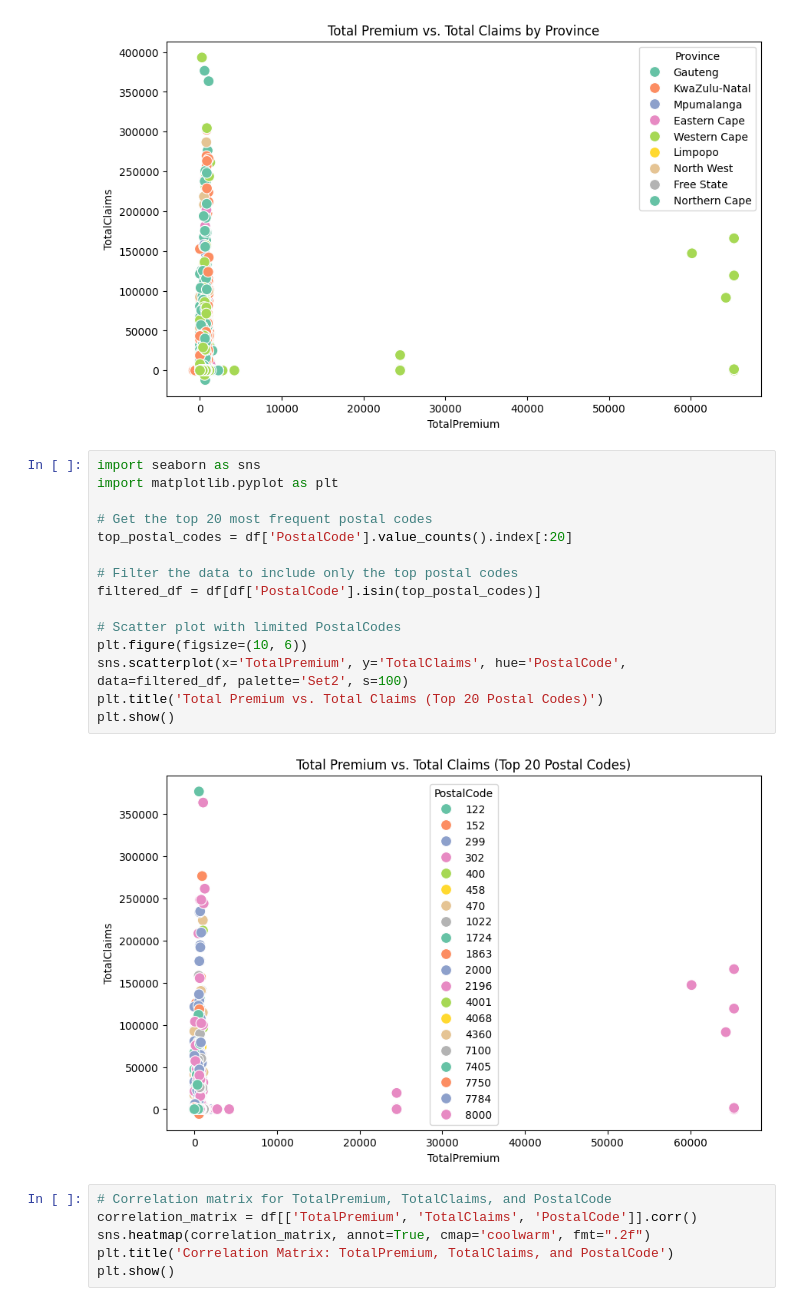
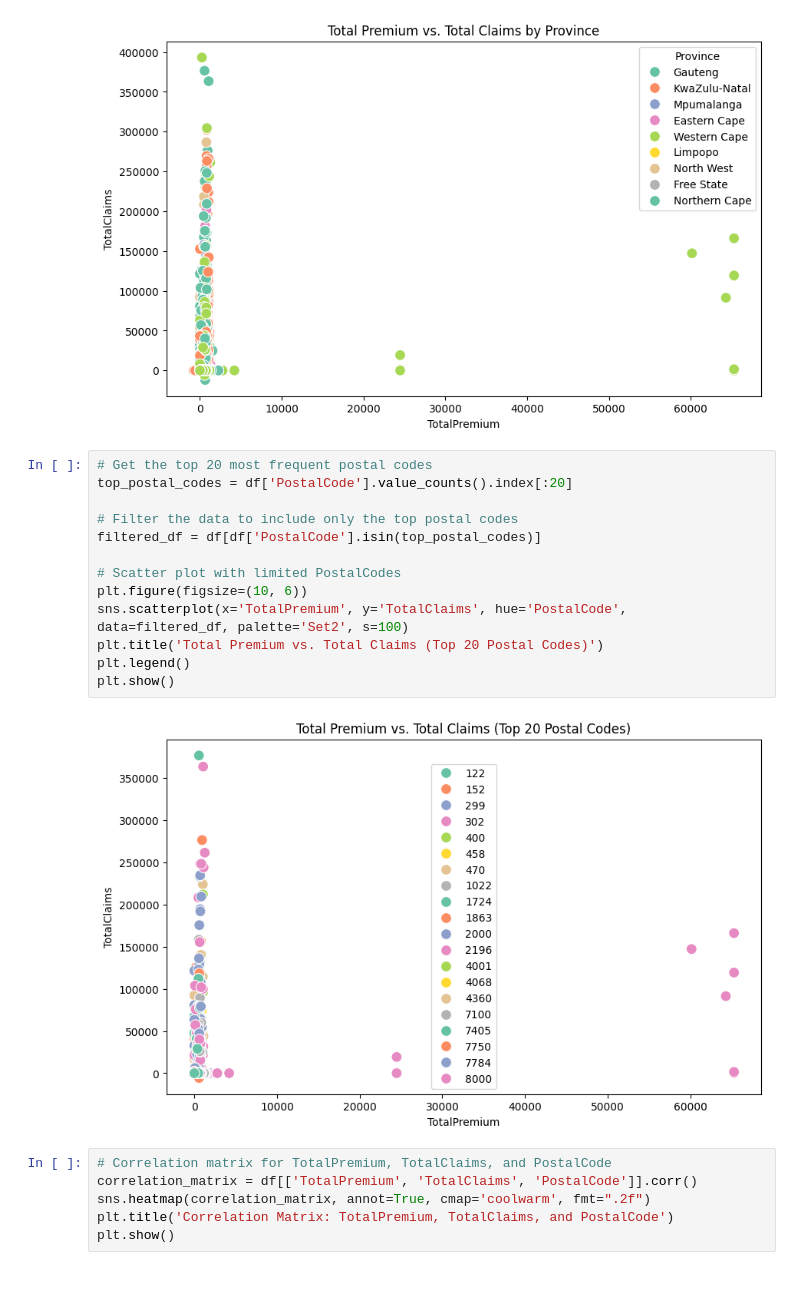
Before and after one commit to dani6566/Car-Insurance, a Jupyter notebook: Notbook/insurance_EDA.ipynb, the cells around one changed output. Cells and saved outputs as stored; diff of their text form.

```diff
--- a/Notbook/insurance_EDA.ipynb
+++ b/Notbook/insurance_EDA.ipynb
@@ -169,22 +157,20 @@ plt.show()
 # %% [output]
 [figure]
 # %%
-import seaborn as sns
-import matplotlib.pyplot as plt
-
 # Get the top 20 most frequent postal codes
 top_postal_codes = df['PostalCode'].value_counts().index[:20]
 
 # Filter the data to include only the top postal codes
 filtered_df = df[df['PostalCode'].isin(top_postal_codes)]
 
 # Scatter plot with limited PostalCodes
 plt.figure(figsize=(10, 6))
 sns.scatterplot(x='TotalPremium', y='TotalClaims', hue='PostalCode', data=filtered_df, palette='Set2', s=100)
 plt.title('Total Premium vs. Total Claims (Top 20 Postal Codes)')
+plt.legend()
 plt.show()
 # %% [output]
-[figure, old version]
+[figure, new version]
 # %%
 # Correlation matrix for TotalPremium, TotalClaims, and PostalCode
 correlation_matrix = df[['TotalPremium', 'TotalClaims', 'PostalCode']].corr()
```
Also changed, not shown: parts of 13 cells of this notebook.
